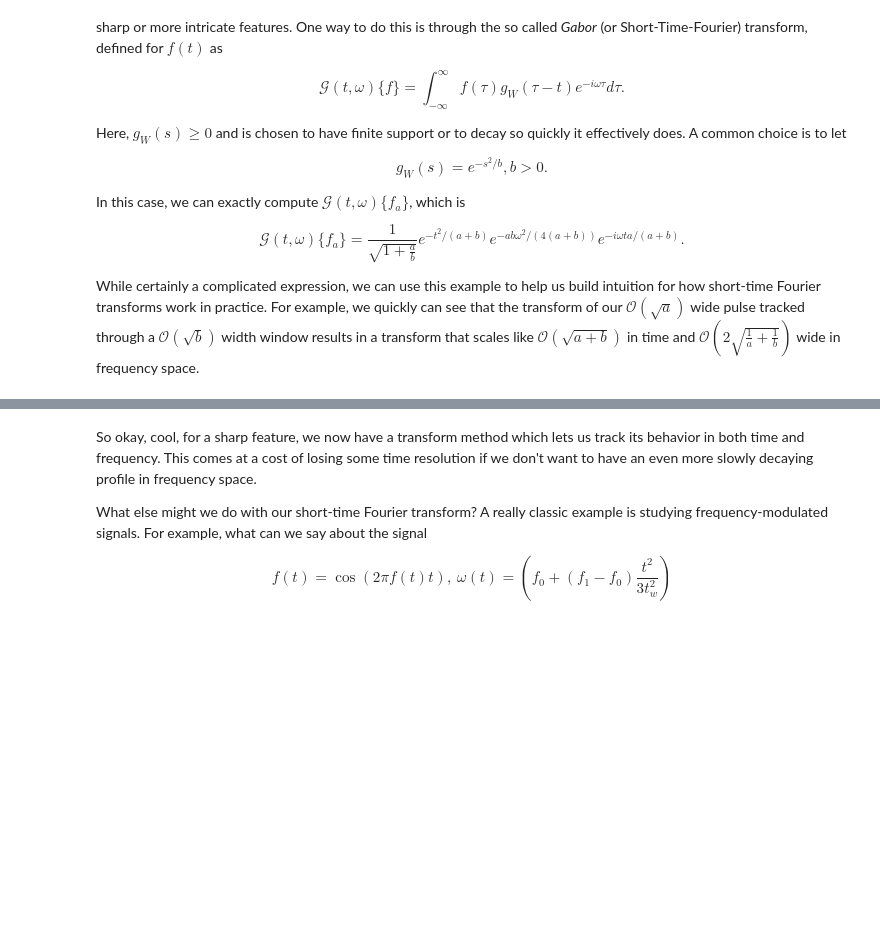
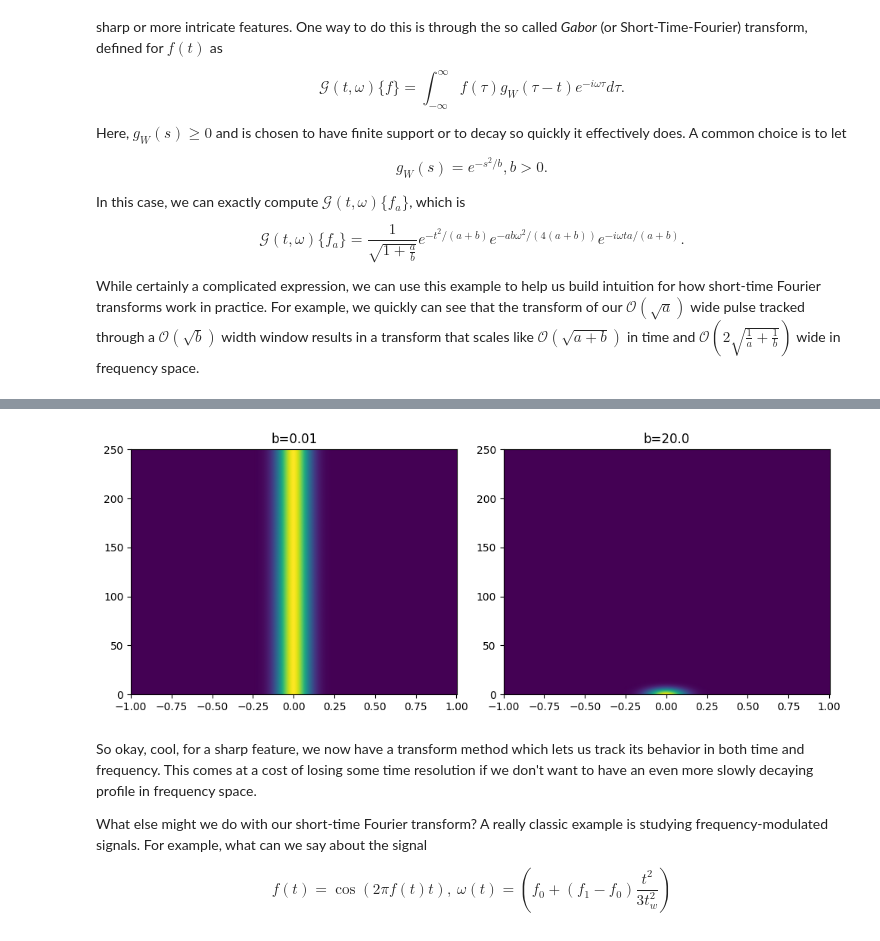
Before and after one commit to cwcurtis/MATH-596-Mathematical-Data-Science, a Jupyter notebook: Lecture_Notes/FFT_Wavelets_and_Signal_Processing_Notes.ipynb, the cells around one changed output, grey strips where cells are left out. Cells and saved outputs as stored; diff of their text form; code cells hidden in the pictures; blank space fills up the shorter version.

```diff
--- a/Lecture_Notes/FFT_Wavelets_and_Signal_Processing_Notes.ipynb
+++ b/Lecture_Notes/FFT_Wavelets_and_Signal_Processing_Notes.ipynb
@@ -270,3 +274,27 @@ plt.tight_layout()
+# %%
+# Okay, this while we can deal with this analytically, dealing with it numerically is a little bit of a nightmare
+# given how narrow our profiles are.  That said, if you choose seglength and noverlap to be very large, you can
+# make this do what you think it should.
+
+bval1 = .01
+bval2 = 20.
+fs = Npts/(2.*tw)
+seglength = Npts - 2
+f1, t1, Zxx1 = stft(gaussvals2, fs=fs, window = ('gaussian', bval1), nperseg=seglength, noverlap=seglength-2)
+f2, t2, Zxx2 = stft(gaussvals2, fs=fs, window = ('gaussian', bval2), nperseg=seglength, noverlap=seglength-2)
+
+scfac1 = np.max(np.abs(Zxx1))
+scfac2 = np.max(np.abs(Zxx2))
+
+fig, axes = plt.subplots(1, 2, figsize=(10, 4))
+ax = axes.ravel()
+ax[0].pcolormesh(t1-tw, f1, np.abs(Zxx1)/scfac1, shading='gouraud')
+ax[0].set_title(f"b={bval1}")
+ax[1].pcolormesh(t2-tw, f2, np.abs(Zxx2)/scfac2, shading='gouraud')
+ax[1].set_title(f"b={bval2}")
+plt.tight_layout()
+# %% [output]
+[figure, added]
 # %% [markdown]
 So okay, cool, for a sharp feature, we now have a transform method which lets us track its behavior in both time and frequency.  This comes at a cost of losing some time resolution if we don't want to have an even more slowly decaying profile in frequency space.
 
```
Also changed, not shown: parts of 6 cells of this notebook.
